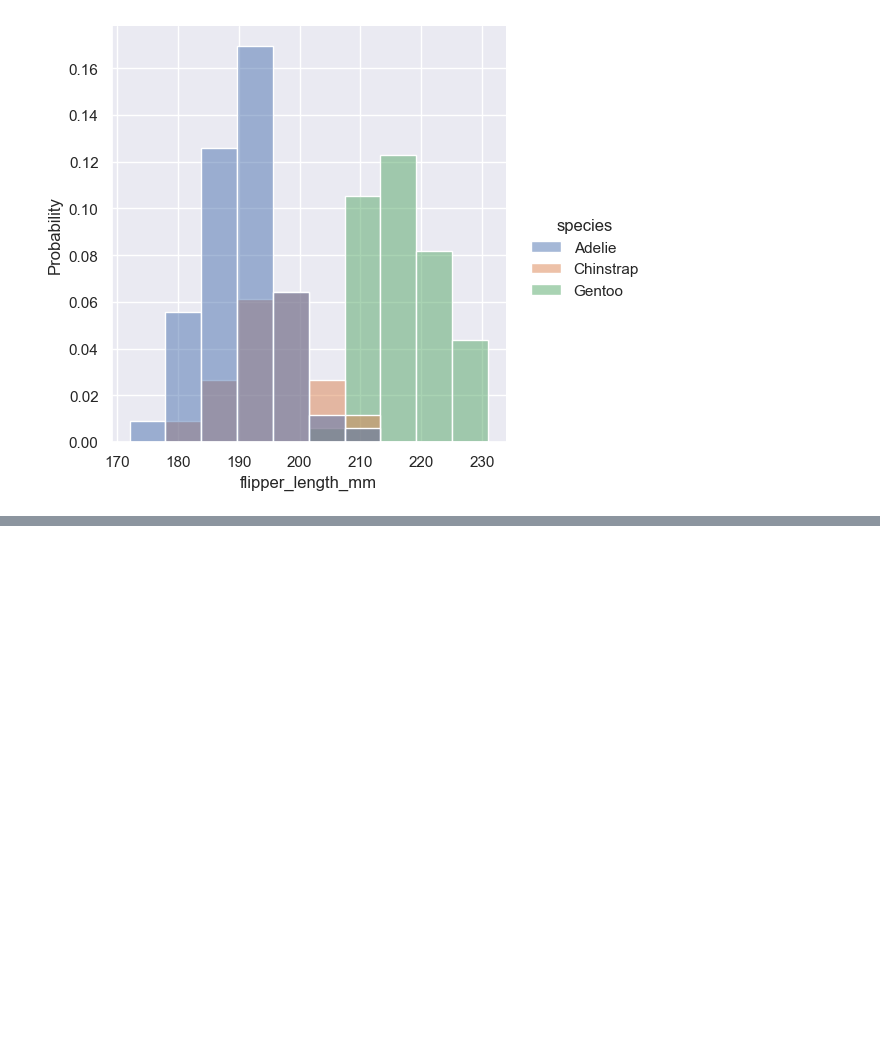
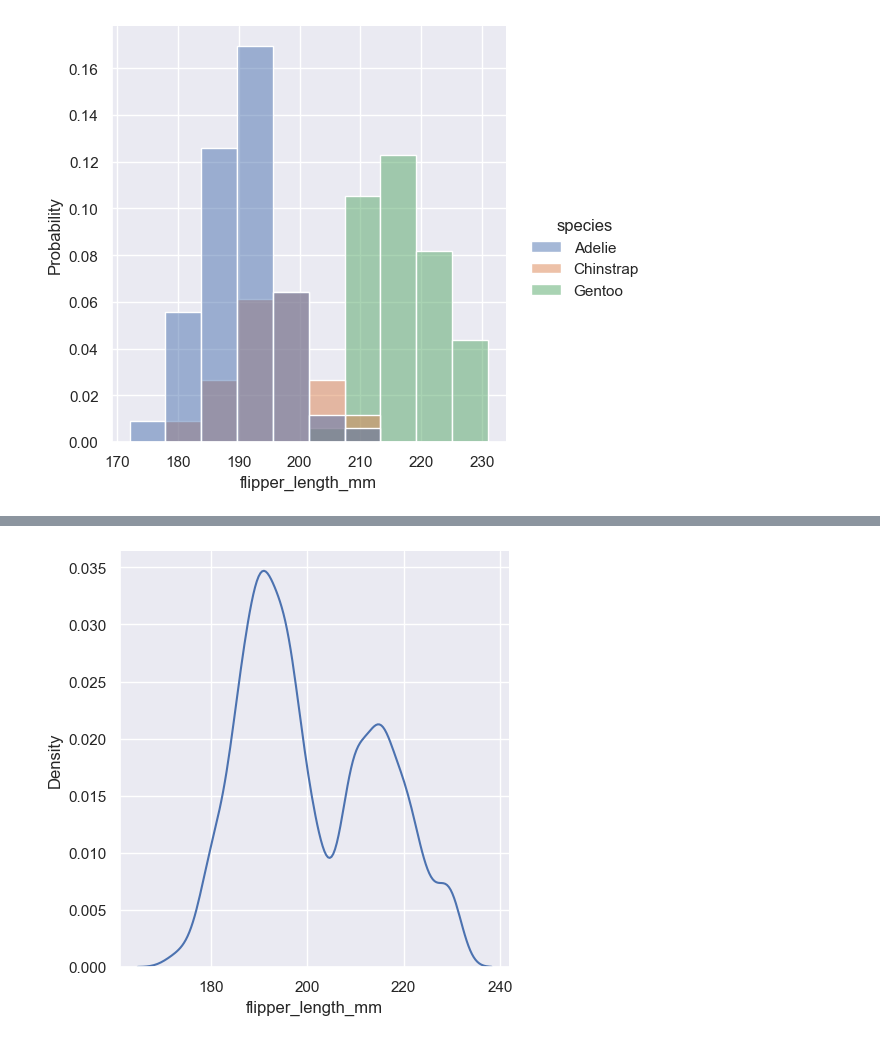
Before and after one commit to kinghy00/Seaborn-Tutorial, a Jupyter notebook: Visualizing_distributions_of_data.ipynb, the cells around one changed output, grey strips where cells are left out. Cells and saved outputs as stored; diff of their text form; code cells hidden in the pictures; blank space fills up the shorter version.

```diff
--- a/Visualizing_distributions_of_data.ipynb
+++ b/Visualizing_distributions_of_data.ipynb
@@ -169,0 +190,5 @@ sns.displot(penguins, x="flipper_length_mm", hue="species", stat="probability");
+# %%
+# bw_adjust=.55
+sns.displot(penguins, x="flipper_length_mm", kind="kde", bw_adjust=.55);
+# %% [output]
+[figure, added]
```
Also changed, not shown: parts of 26 cells of this notebook.
